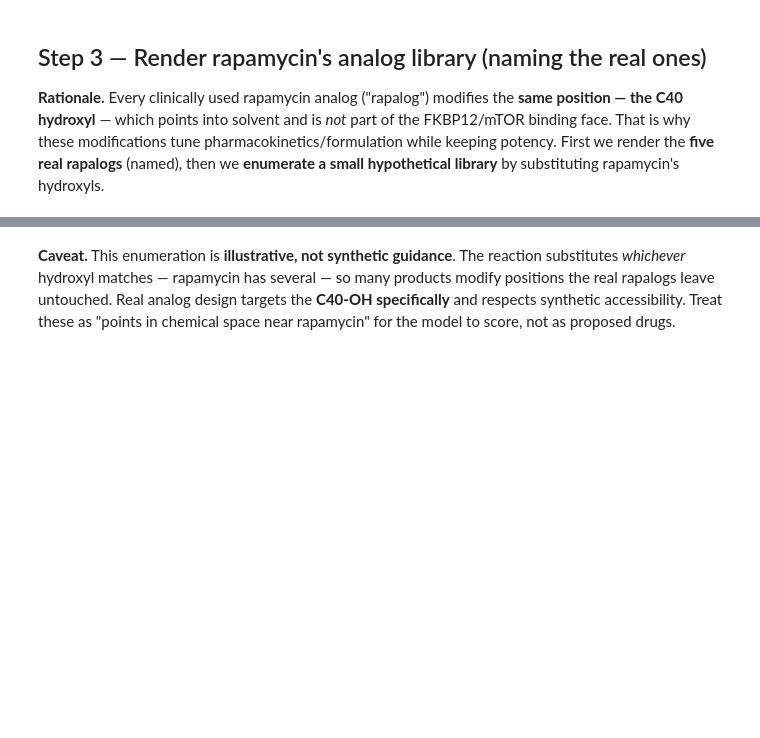
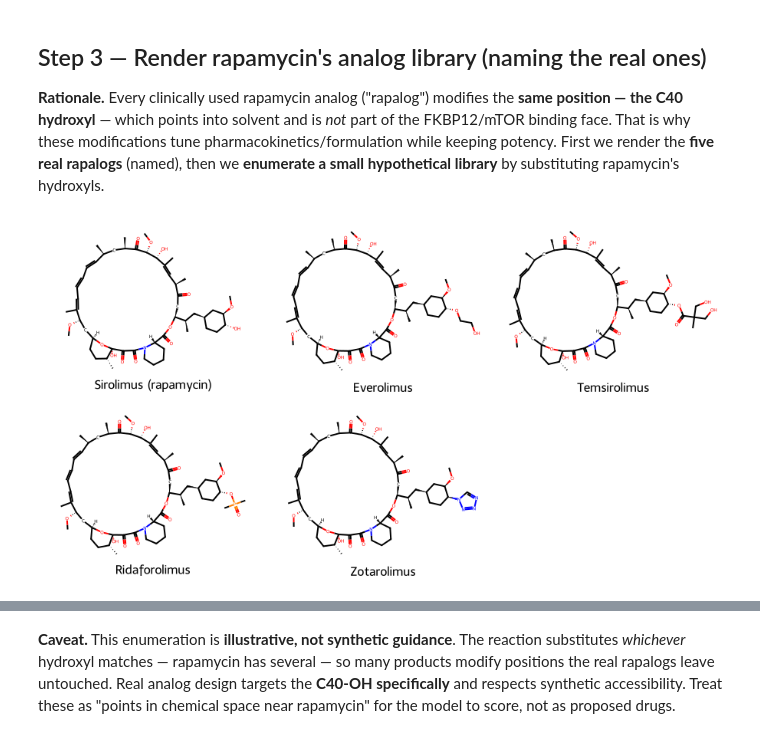
Before and after one commit to jinmokoo1994/Cheminformatics_pubData_rapalogs, a Jupyter notebook: notebooks/rapamycin_qsar.ipynb, the cells around one changed output, grey strips where cells are left out. Cells and saved outputs as stored; diff of their text form; code cells hidden in the pictures; blank space fills up the shorter version.

```diff
--- a/notebooks/rapamycin_qsar.ipynb
+++ b/notebooks/rapamycin_qsar.ipynb
@@ -262,10 +316,10 @@ substituting rapamycin's hydroxyls.
 # %%
 # The five REAL rapalogs already in research / clinical use
 real_mols = [Chem.MolFromSmiles(r["smiles"]) for r in rapa_rows.values()]
 real_legends = [f"{name}\n({r['note']})" for name, r in rapa_rows.items()]
-img = Draw.MolsToGridImage(real_mols, legends=list(rapa_rows.keys()), molsPerRow=3, subImgSize=(300, 240))
-save_img(img, "step3_real_rapalogs.png")   # <- saved result
-img
+Draw.MolsToGridImage(real_mols, legends=list(rapa_rows.keys()), molsPerRow=3, subImgSize=(300, 240))
+# %% [output]
+[figure, added]
 # %%
 # Enumerate a hypothetical analog library: substitute rapamycin's -OH groups with
 # a handful of R-groups (some mimic real rapalog chemistry). Illustrative only.
```
Also changed, not shown: parts of 12 cells of this notebook, 16 other files.
